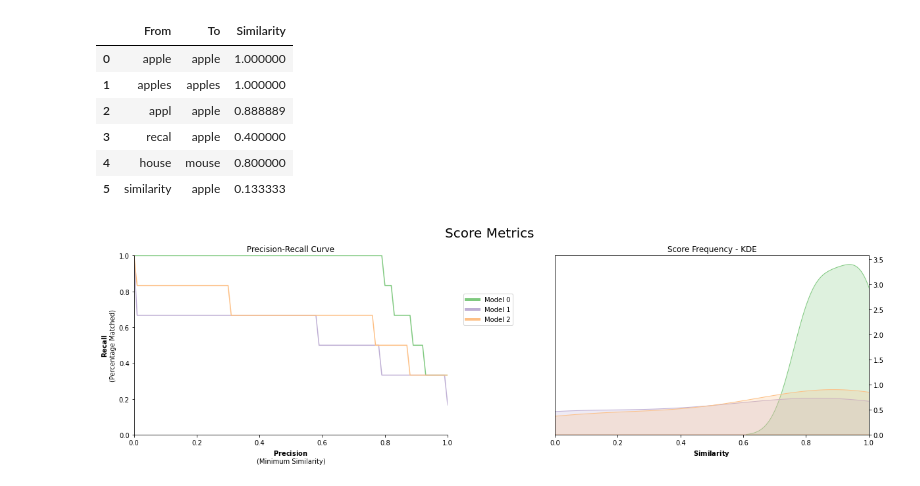
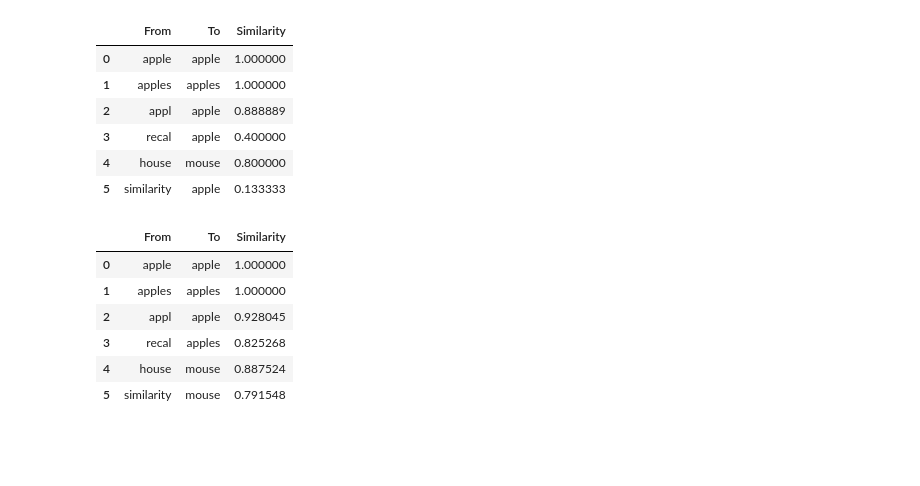
Before and after one commit to MaartenGr/PolyFuzz, a Jupyter notebook: notebooks/Overview.ipynb, the cells around one changed output. Saved outputs shown, nothing was run; the diff lists cells and outputs as text; code cells hidden in the pictures; blank space fills up the shorter version.

```diff
--- a/notebooks/Overview.ipynb
+++ b/notebooks/Overview.ipynb
@@ -178,8 +178,9 @@ from polyfuzz.models import EditDistance, TFIDF, Embeddings
 from flair.embeddings import TransformerWordEmbeddings
 
 bert = TransformerWordEmbeddings('bert-base-multilingual-cased')
-bert_matcher = Embeddings(bert, min_similarity=0)
+bert_matcher = Embeddings(bert, min_similarity=0, matcher_id="BERT")
 tfidf_matcher = TFIDF(min_similarity=0)
 edit_matcher = EditDistance()
 
 matchers = [bert_matcher, tfidf_matcher, edit_matcher]
+models = PolyFuzz(matchers).match(from_list, to_list)
@@ -188,4 +187,12 @@ model = PolyFuzz(matchers).match(from_list, to_list)
+# %%
+models.get_matches("BERT")
+# %% [output]
+|  | From | To | Similarity |
+| 0 | apple | apple | 1.000000 |
+| 1 | apples | apples | 1.000000 |
+| 2 | appl | apple | 0.928045 |
+| 3 | recal | apples | 0.825268 |
+| 4 | house | mouse | 0.887524 |
+| 5 | similarity | mouse | 0.791548 |
 # %%
-model.visualize_precision_recall("multiple_models.png")
+models.visualize_precision_recall("multiple_models.png")
-# %% [output]
-[figure, removed]
```
Also changed, not shown: parts of 1 cell of this notebook, 3 other files.
